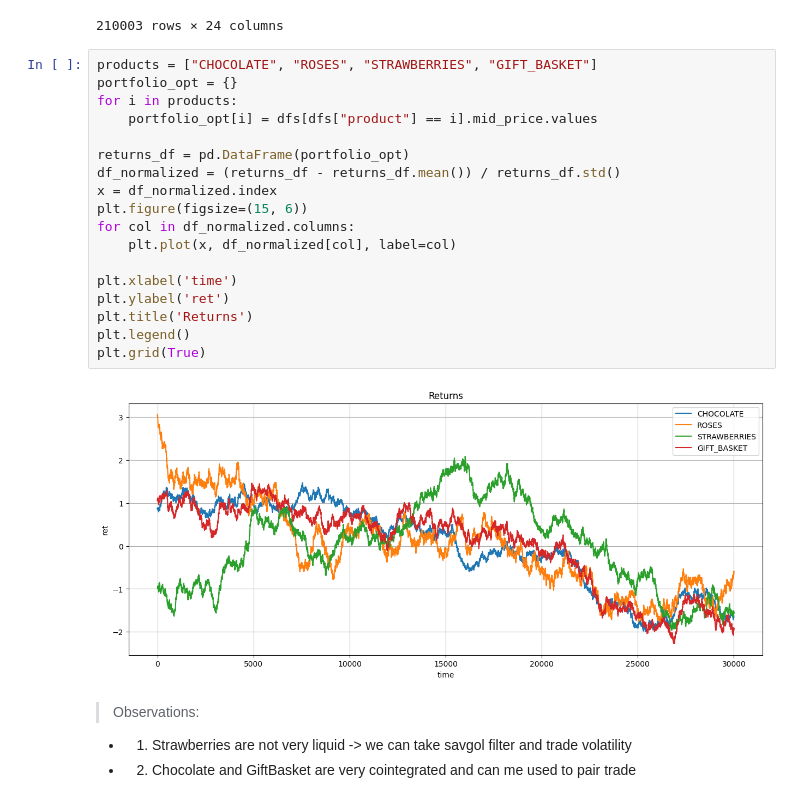
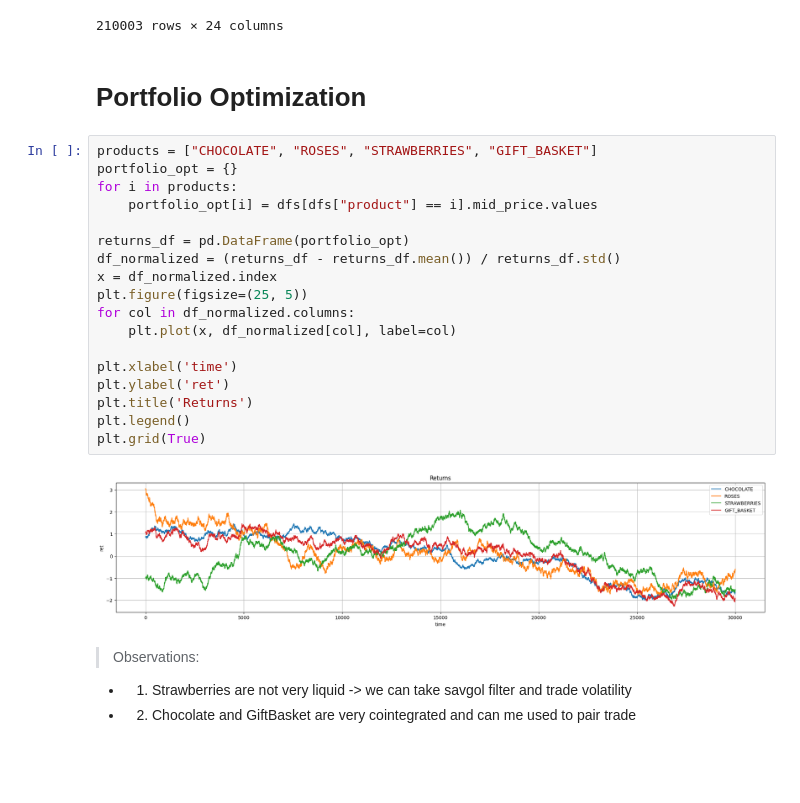
Before and after one commit to rvargas42/IMC_Prosperity2_BigWhales, a Jupyter notebook: Research/round_3/R3_GiftBasket_Popt.ipynb, the cells around one changed output. Cells and saved outputs as stored; diff of their text form; blank space fills up the shorter version.

```diff
--- a/Research/round_3/R3_GiftBasket_Popt.ipynb
+++ b/Research/round_3/R3_GiftBasket_Popt.ipynb
@@ -31,26 +31,28 @@ dfs
 | 210001 | 2.0 | 999900 | STRAWBERRIES | 3984.0 | 240.0 | NaN | NaN | NaN | ... |
 | 210002 | 2.0 | 999900 | ROSES | 14411.0 | 59.0 | NaN | NaN | NaN | ... |
 210003 rows × 24 columns
+# %% [markdown]
+# Portfolio Optimization
 # %%
 products = ["CHOCOLATE", "ROSES", "STRAWBERRIES", "GIFT_BASKET"]
 portfolio_opt = {}
 for i in products:
     portfolio_opt[i] = dfs[dfs["product"] == i].mid_price.values
 
 returns_df = pd.DataFrame(portfolio_opt)
 df_normalized = (returns_df - returns_df.mean()) / returns_df.std()
 x = df_normalized.index
-plt.figure(figsize=(15, 6))
+plt.figure(figsize=(25, 5))
 for col in df_normalized.columns:
     plt.plot(x, df_normalized[col], label=col)
 
 plt.xlabel('time')
 plt.ylabel('ret')
 plt.title('Returns')
 plt.legend()
 plt.grid(True)
 # %% [output]
-[figure, old version]
+[figure, new version]
 # %% [markdown]
 > Observations:
 - 1. Strawberries are not very liquid -> we can take savgol filter and trade volatility
```
Also changed, not shown: parts of 6 cells of this notebook, 14 other files.
